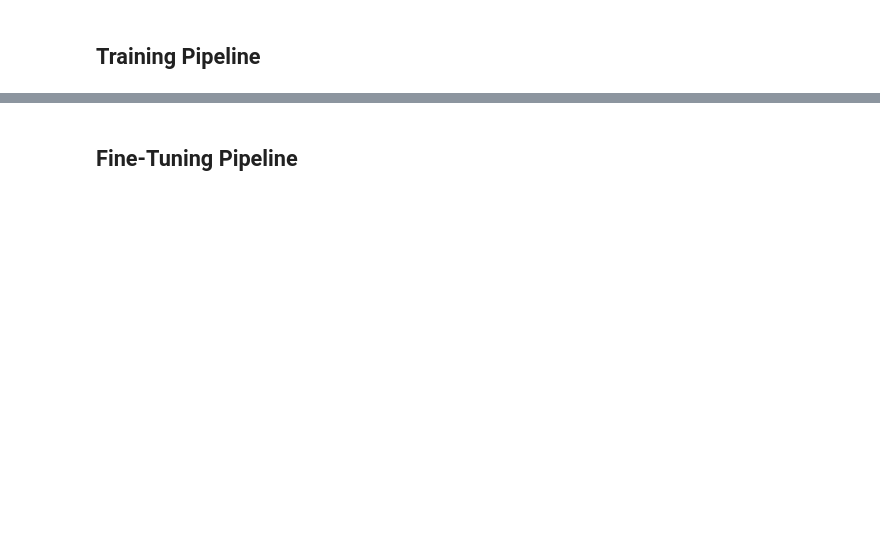
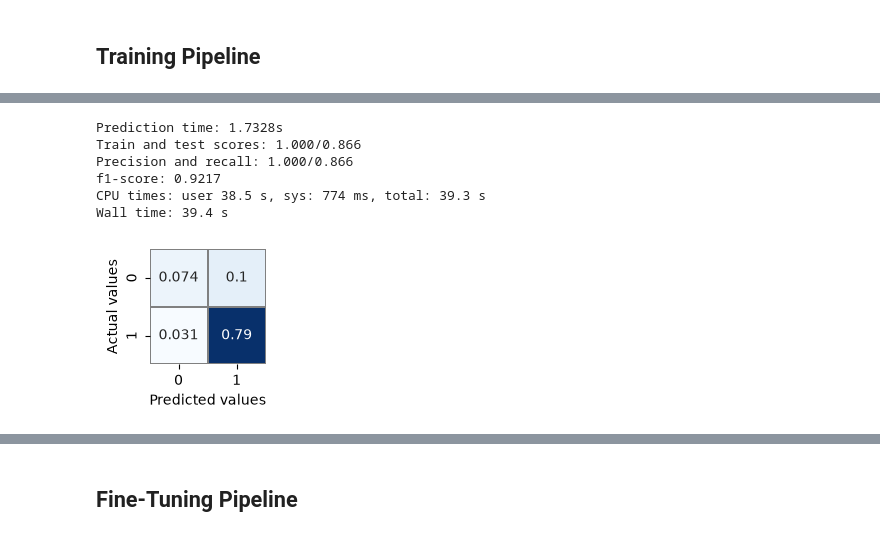
Before and after one commit to FelipeGiro/dsnd-pipelines-project, a Jupyter notebook: starter/starter.ipynb, the cells around one changed output, grey strips where cells are left out. Saved outputs shown, nothing was run; the diff lists cells and outputs as text; code cells hidden in the pictures; blank space fills up the shorter version.

```diff
--- a/starter/starter.ipynb
+++ b/starter/starter.ipynb
@@ -389,14 +416,3 @@ ColumnTransformer(transformers=[('Numerical',
                                                                                  ('count_question_marks',
                                                                                   CountCharacter(character='?'))]))]),
                                  'Review Text')])
-# %%
-from sklearn.ensemble import RandomForestClassifier
-from sklearn.svm import SVC
-from sklearn.pipeline import make_pipeline
-
-model_pipeline = make_pipeline(
-    preprocessor,
-    # RandomForestClassifier(random_state=6577, verbose=1), # score 1.0/0.86, overfitting
-    SVC(random_state=6577, verbose=0) # score 0.81/0.82
-)
-model_pipeline
@@ -421,2 +429,19 @@ Pipeline(steps=[('columntransformer',
+# %%
+logregression_pipeline = make_pipeline(
+    preprocessor,
+    LogisticRegression(random_state=6577, verbose=0, class_weight='balanced')
+)
+svc_pipeline = make_pipeline(
+    preprocessor,
+    SVC(random_state=6577, verbose=0, class_weight='balanced')
+)
+randomforest_pipeline = make_pipeline(
+    preprocessor,
+    RandomForestClassifier(random_state=6577, verbose=0, class_weight='balanced')
+)
+gradientbooster_pipeline = make_pipeline(
+    preprocessor,
+    GradientBoostingClassifier(random_state=6577, verbose=0)
+)
 # %% [markdown]
 ## Training Pipeline
@@ -460,0 +515,12 @@ With hyperparameter search, we can keep this pattern while increasing both the s
+# %%
+%%time
+randomforest_pipeline.fit(X_train, y_train)
+randomforest_summary = analyse_model(randomforest_pipeline)
+# %% [output]
+Prediction time: 1.7328s
+Train and test scores: 1.000/0.866
+Precision and recall: 1.000/0.866
+f1-score: 0.9217
+CPU times: user 38.5 s, sys: 774 ms, total: 39.3 s
+Wall time: 39.4 s
+[figure, added]
```
Also changed, not shown: parts of 31 cells of this notebook, 1 other file.
